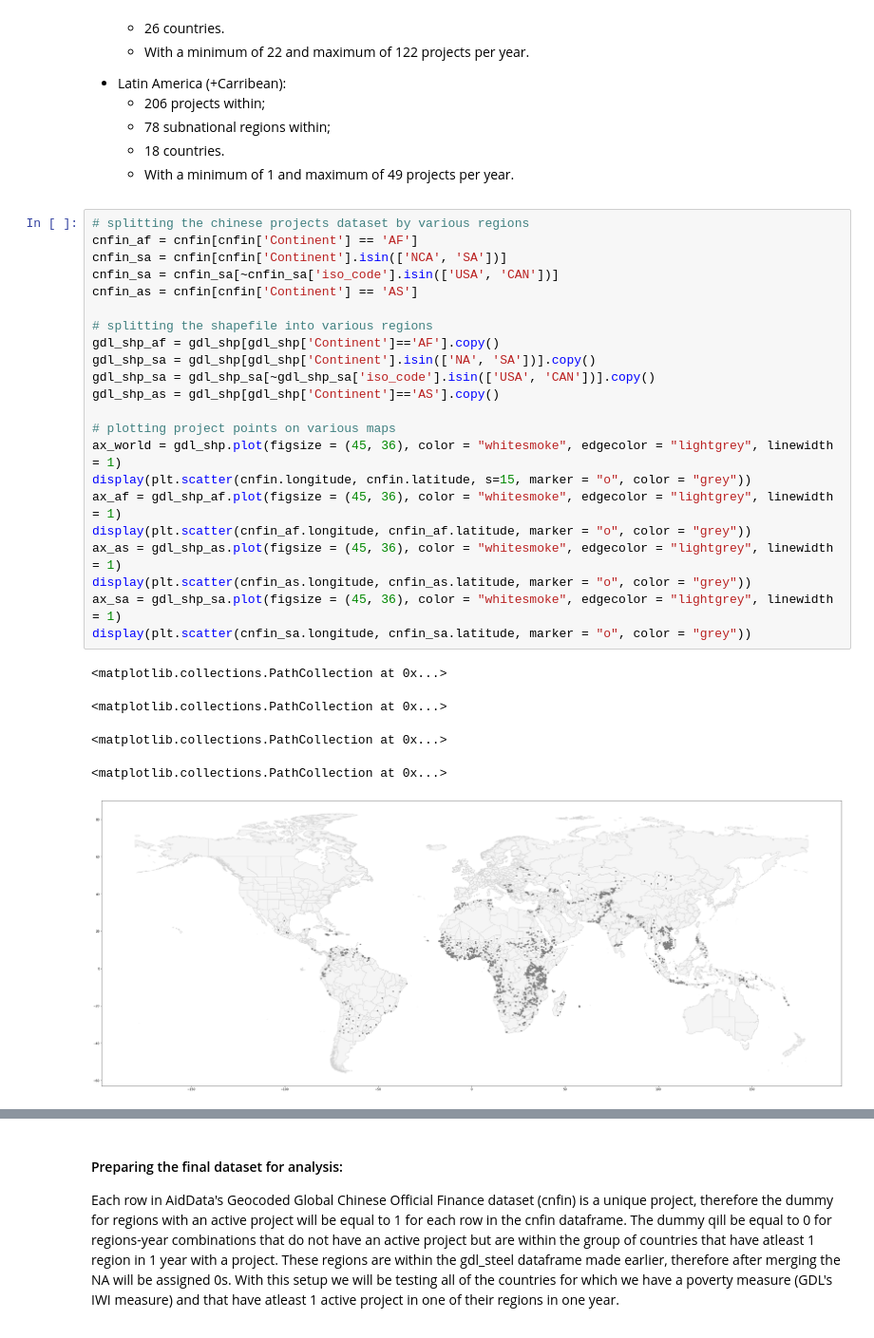
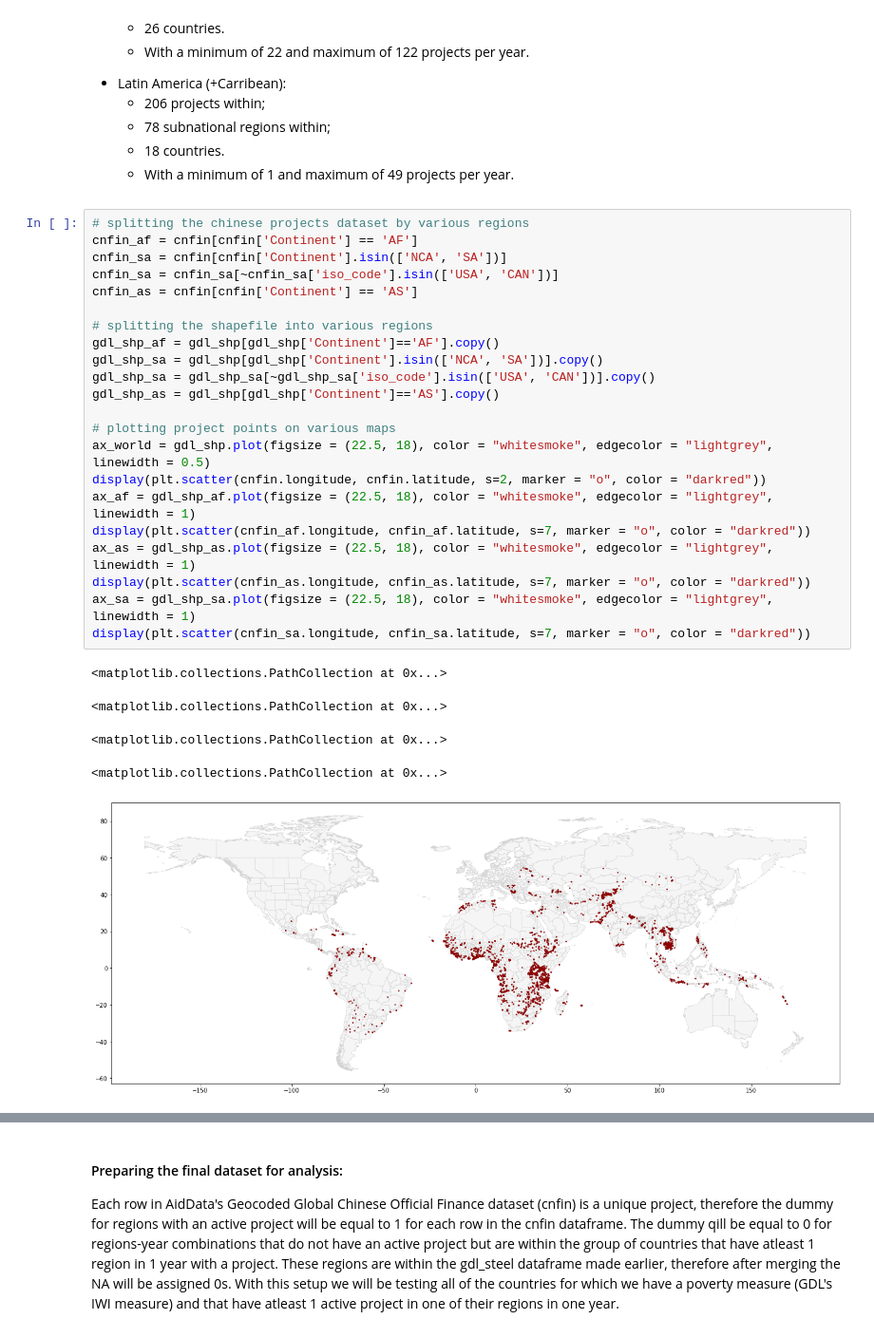
Before and after one commit to frankstevens1/china_devprojects_poverty, a Jupyter notebook: dataset_prep.ipynb, the cells around one changed output, grey strips where cells are left out. Shown at 95% size. Saved outputs shown, nothing was run; the diff lists cells and outputs as text.

```diff
--- a/dataset_prep.ipynb
+++ b/dataset_prep.ipynb
@@ -241,28 +282,28 @@ cnfin.to_csv('cnfin.csv')
 # %%
 # splitting the chinese projects dataset by various regions
 cnfin_af = cnfin[cnfin['Continent'] == 'AF']
 cnfin_sa = cnfin[cnfin['Continent'].isin(['NCA', 'SA'])]
 cnfin_sa = cnfin_sa[~cnfin_sa['iso_code'].isin(['USA', 'CAN'])]
 cnfin_as = cnfin[cnfin['Continent'] == 'AS']
 
 # splitting the shapefile into various regions
 gdl_shp_af = gdl_shp[gdl_shp['Continent']=='AF'].copy()
-gdl_shp_sa = gdl_shp[gdl_shp['Continent'].isin(['NA', 'SA'])].copy()
+gdl_shp_sa = gdl_shp[gdl_shp['Continent'].isin(['NCA', 'SA'])].copy()
 gdl_shp_sa = gdl_shp_sa[~gdl_shp_sa['iso_code'].isin(['USA', 'CAN'])].copy()
 gdl_shp_as = gdl_shp[gdl_shp['Continent']=='AS'].copy()
 
 # plotting project points on various maps
-ax_world = gdl_shp.plot(figsize = (45, 36), color = "whitesmoke", edgecolor = "lightgrey", linewidth = 1)
-display(plt.scatter(cnfin.longitude, cnfin.latitude, s=15, marker = "o", color = "grey"))
-ax_af = gdl_shp_af.plot(figsize = (45, 36), color = "whitesmoke", edgecolor = "lightgrey", linewidth = 1)
-display(plt.scatter(cnfin_af.longitude, cnfin_af.latitude, marker = "o", color = "grey"))
-ax_as = gdl_shp_as.plot(figsize = (45, 36), color = "whitesmoke", edgecolor = "lightgrey", linewidth = 1)
-display(plt.scatter(cnfin_as.longitude, cnfin_as.latitude, marker = "o", color = "grey"))
-ax_sa = gdl_shp_sa.plot(figsize = (45, 36), color = "whitesmoke", edgecolor = "lightgrey", linewidth = 1)
-display(plt.scatter(cnfin_sa.longitude, cnfin_sa.latitude, marker = "o", color = "grey"))
+ax_world = gdl_shp.plot(figsize = (22.5, 18), color = "whitesmoke", edgecolor = "lightgrey", linewidth = 0.5)
+display(plt.scatter(cnfin.longitude, cnfin.latitude, s=2, marker = "o", color = "darkred"))
+ax_af = gdl_shp_af.plot(figsize = (22.5, 18), color = "whitesmoke", edgecolor = "lightgrey", linewidth = 1)
+display(plt.scatter(cnfin_af.longitude, cnfin_af.latitude, s=7, marker = "o", color = "darkred"))
+ax_as = gdl_shp_as.plot(figsize = (22.5, 18), color = "whitesmoke", edgecolor = "lightgrey", linewidth = 1)
+display(plt.scatter(cnfin_as.longitude, cnfin_as.latitude, s=7, marker = "o", color = "darkred"))
+ax_sa = gdl_shp_sa.plot(figsize = (22.5, 18), color = "whitesmoke", edgecolor = "lightgrey", linewidth = 1)
+display(plt.scatter(cnfin_sa.longitude, cnfin_sa.latitude, s=7, marker = "o", color = "darkred"))
 # %% [output]
 <matplotlib.collections.PathCollection at 0x...>
 <matplotlib.collections.PathCollection at 0x...>
 <matplotlib.collections.PathCollection at 0x...>
 <matplotlib.collections.PathCollection at 0x...>
-[figure, old version]
+[figure, new version]
```
Also changed, not shown: parts of 9 cells of this notebook, 19 other files.
